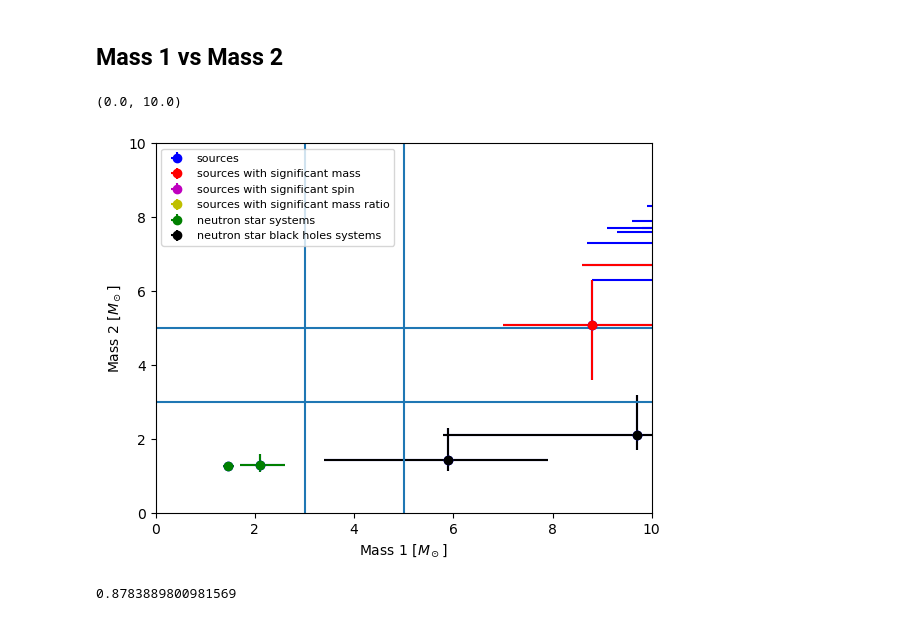
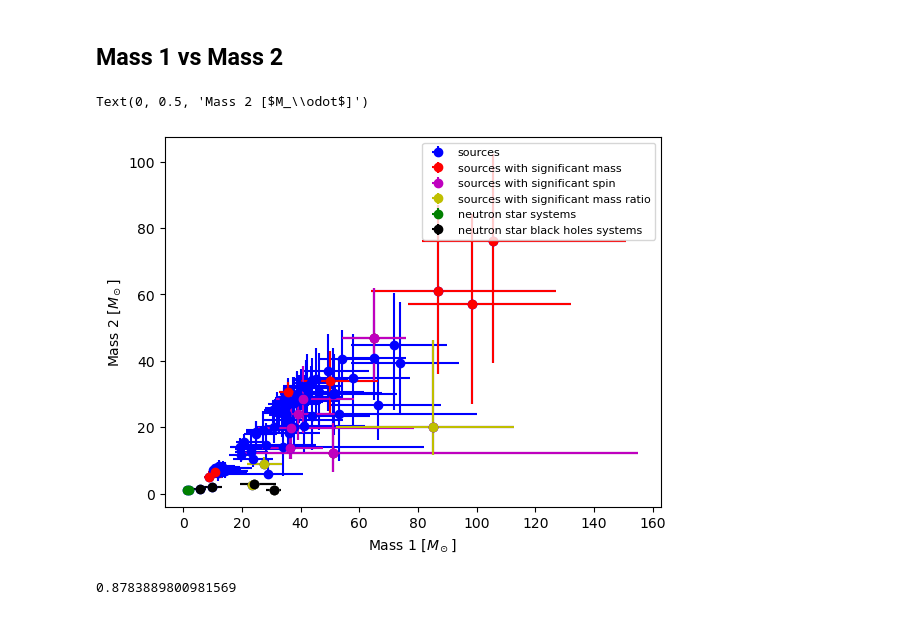
Before and after one commit to Sareva00/LIGO-project, a Jupyter notebook: properties.ipynb, the cells around one changed output. Cells and saved outputs as stored; diff of their text form; code cells hidden in the pictures.

```diff
--- a/properties.ipynb
+++ b/properties.ipynb
@@ -329,24 +329,24 @@ def correlation(name1, name2):
 # %%
 graph("mass_1", "mass_2", "mass_1_lw", "mass_1_up", "mass_2_lw", "mass_2_up")
 
 plt.xlabel ('Mass 1 [$M_\odot$]')
 plt.ylabel ('Mass 2 [$M_\odot$]')
 
-plt.hlines(y=3, xmin=0, xmax=160)
-plt.hlines(y=5, xmin=0, xmax=160)
-plt.hlines(y=50, xmin=0, xmax=160)
-plt.hlines(y=120, xmin=0, xmax=160)
-
-plt.vlines(3, ymin = 0, ymax=120)
-plt.vlines(5, ymin = 0, ymax=120)
-plt.vlines(50, ymin = 0, ymax=120)
-plt.vlines(120, ymin = 0, ymax=120)
-
-plt.xlim(0,10)
-plt.ylim(0,10)
+#plt.hlines(y=3, xmin=0, xmax=160)
+#plt.hlines(y=5, xmin=0, xmax=160)
+#plt.hlines(y=50, xmin=0, xmax=160)
+#plt.hlines(y=120, xmin=0, xmax=160)
+#
+#plt.vlines(3, ymin = 0, ymax=120)
+#plt.vlines(5, ymin = 0, ymax=120)
+#plt.vlines(50, ymin = 0, ymax=120)
+#plt.vlines(120, ymin = 0, ymax=120)
+#
+#plt.xlim(0,10)
+#plt.ylim(0,10)
 # %% [output]
-(0.0, 10.0)
+Text(0, 0.5, 'Mass 2 [$M_\\odot$]')
-[figure, old version]
+[figure, new version]
 # %%
 correlation("mass_1", "mass_2")
 # %% [output]
```
Also changed, not shown: parts of 7 cells of this notebook, 2 other files.
